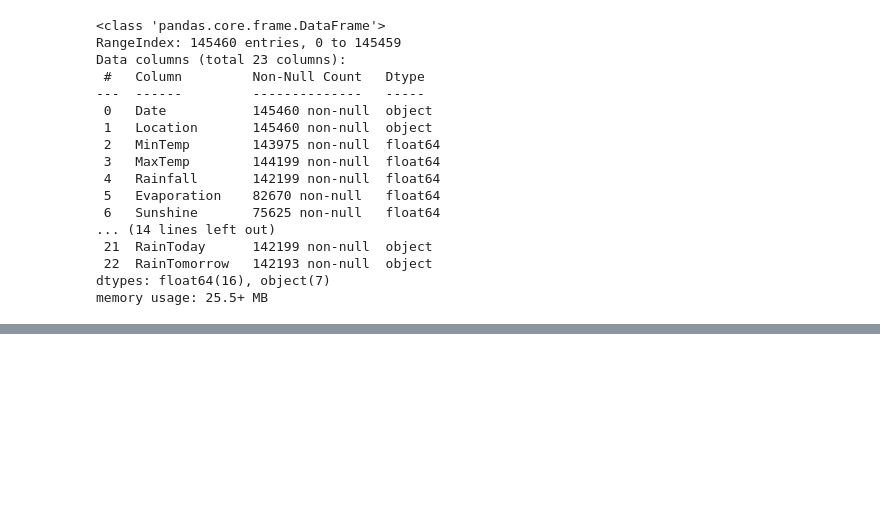
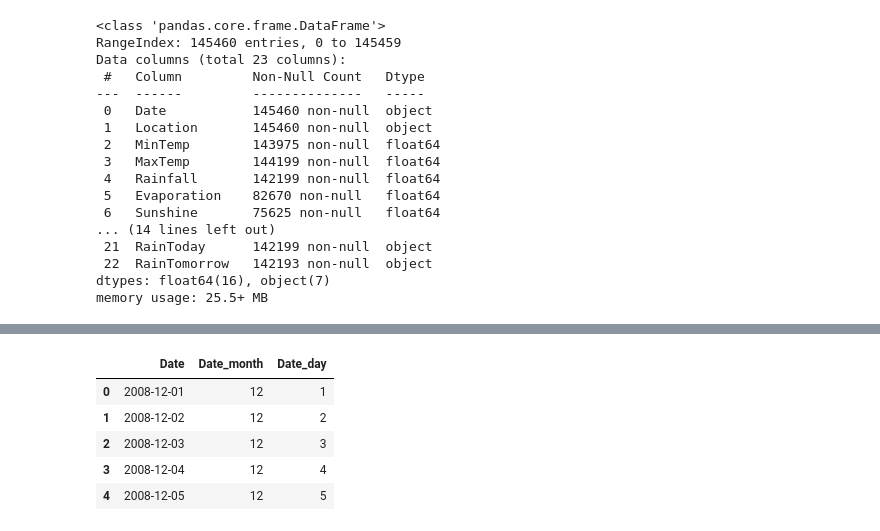
Before and after one commit to Prakashdeveloper03/Rainfy, a Jupyter notebook: notebook/analysis.ipynb, the cells around one changed output, grey strips where cells are left out. Saved outputs shown, nothing was run; the diff lists cells and outputs as text; code cells hidden in the pictures; blank space fills up the shorter version.

```diff
--- a/notebook/analysis.ipynb
+++ b/notebook/analysis.ipynb
@@ -106,0 +91,5 @@ dtype: int64
+# %%
+discrete_feature = [
+    feature for feature in numerical_feature if len(df[feature].unique()) < 25
+]
+print(f"discrete features count in the dataframe : {len(discrete_feature)}")
@@ -106,0 +415,19 @@ dtype: int64
+# %%
+# Convert the "Date" column to a datetime format, using the given format string, and ignore any errors
+df["Date"] = pd.to_datetime(df["Date"], format="%Y-%m-%dT", errors="coerce")
+
+# Create a new column "Date_month" in the dataframe that contains the month of each date in the "Date" column
+df["Date_month"] = df["Date"].dt.month
+
+# Create a new column "Date_day" in the dataframe that contains the day of each date in the "Date" column
+df["Date_day"] = df["Date"].dt.day
+
+# Select the "Date", "Date_month", and "Date_day" columns from the dataframe then display the first 5 rows
+df[["Date", "Date_month", "Date_day"]].head()
+# %% [output]
+|  | Date | Date_month | Date_day |
+| 0 | 2008-12-01 | 12 | 1 |
+| 1 | 2008-12-02 | 12 | 2 |
+| 2 | 2008-12-03 | 12 | 3 |
+| 3 | 2008-12-04 | 12 | 4 |
+| 4 | 2008-12-05 | 12 | 5 |
```
Also changed, not shown: parts of 15 cells of this notebook.
